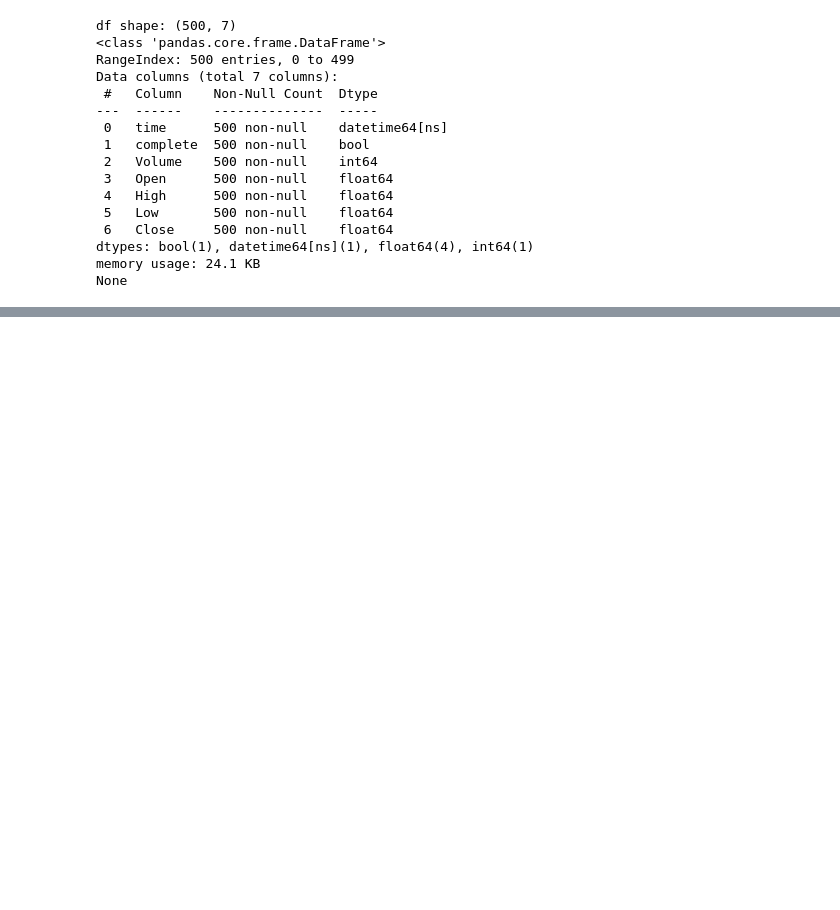
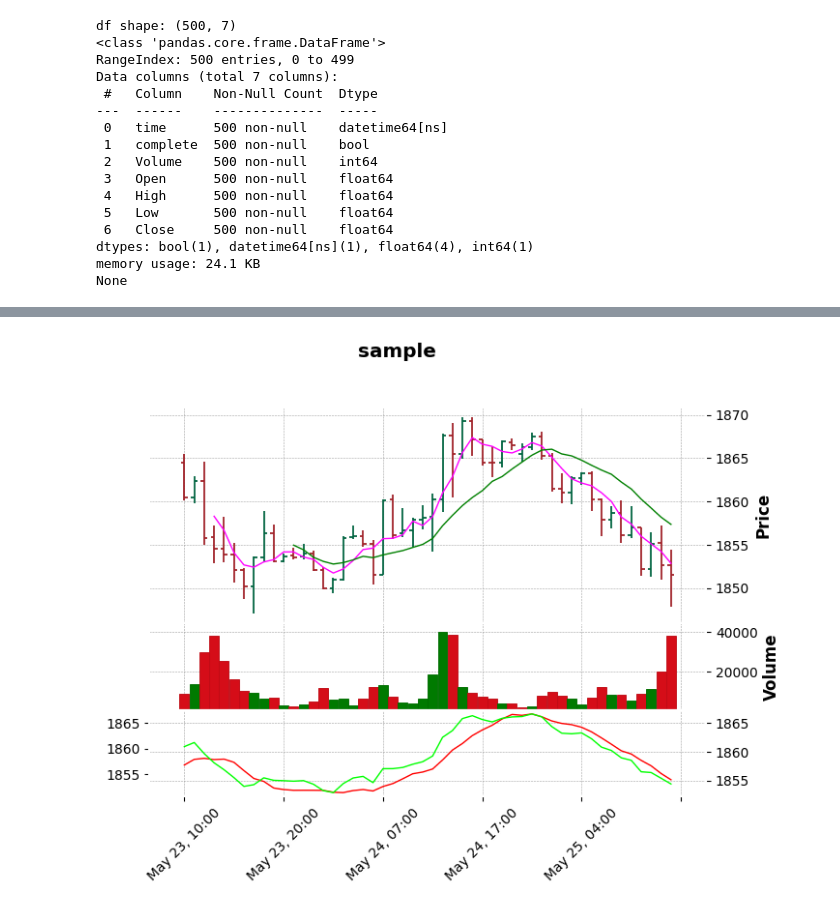
Before and after one commit to ongzhixian/BasicOandaApp, a Jupyter notebook: NoteBooks/ExploreMpl.ipynb, the cells around one changed output, grey strips where cells are left out. Drawn from its saved outputs; the diff is of its cells as text; code cells hidden in the pictures; blank space fills up the shorter version.

```diff
--- a/NoteBooks/ExploreMpl.ipynb
+++ b/NoteBooks/ExploreMpl.ipynb
@@ -100,0 +103,31 @@ mpf.plot(dfx, type='line',
+# %%
+ap0 = [
+    mpf.make_addplot(dfx['ma'],color='r', width=1, panel=2),  # uses panel 0 by default
+    mpf.make_addplot(dfx['ewm'],color='lime', width=1, panel=2),  # uses panel 0 by default
+    #mpf.make_addplot(dfx['Volume'],type='line',color='lime', linestyle=' ',panel =1, mav = (4, 12))
+    ]
+
+#  mpf.available_styles()
+
+
+mc = mpf.make_marketcolors(up='g',down='r',
+                           edge='lime',
+                           wick={'up':'blue','down':'orange'},
+                           volume='gray',
+                           ohlc='black')
+s  = mpf.make_mpf_style(
+    base_mpf_style='charles',
+    mavcolors=['fuchsia','g','r'],
+    #mavcolors=['#1f77b4','#ff7f0e','#2ca02c'],
+    #marketcolors=mc
+    )
+
+mpf.plot(dfx, type='ohlc',
+    mav=(4, 12),
+    volume=True,
+    addplot=ap0,
+    style=s,
+    title="sample",
+    linecolor='indigo', update_width_config=dict(line_width=1))
+# %% [output]
+[figure, added]
```
Also changed, not shown: parts of 6 cells of this notebook.
